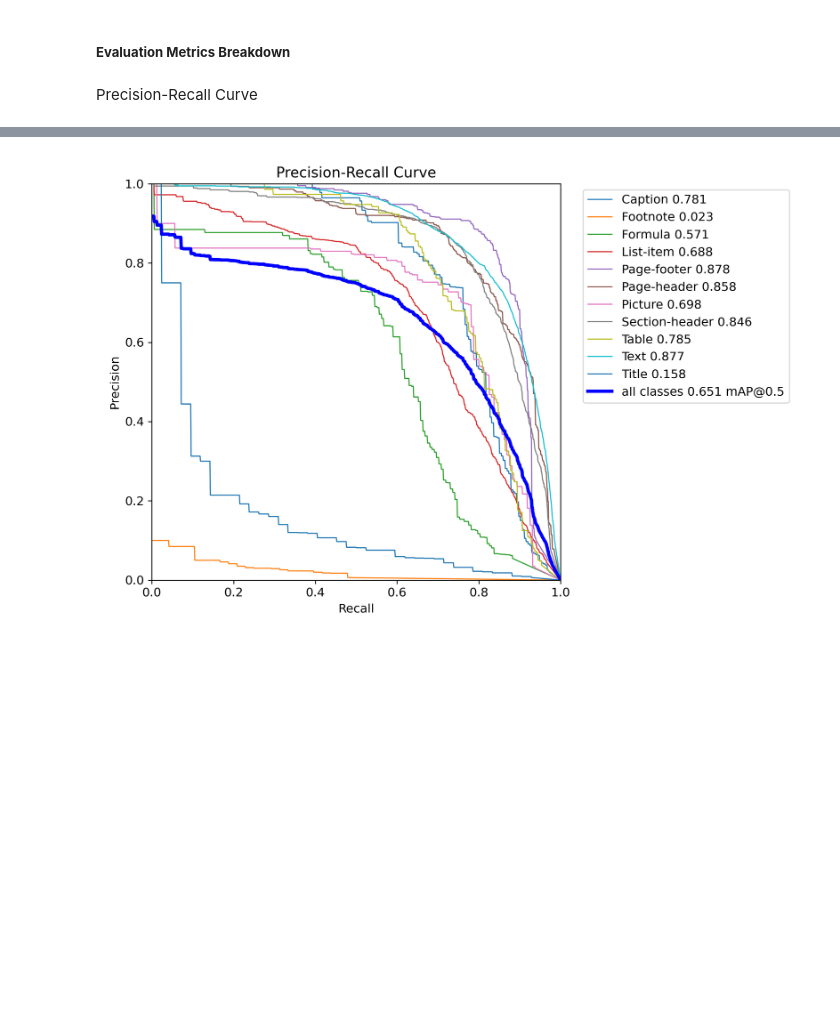
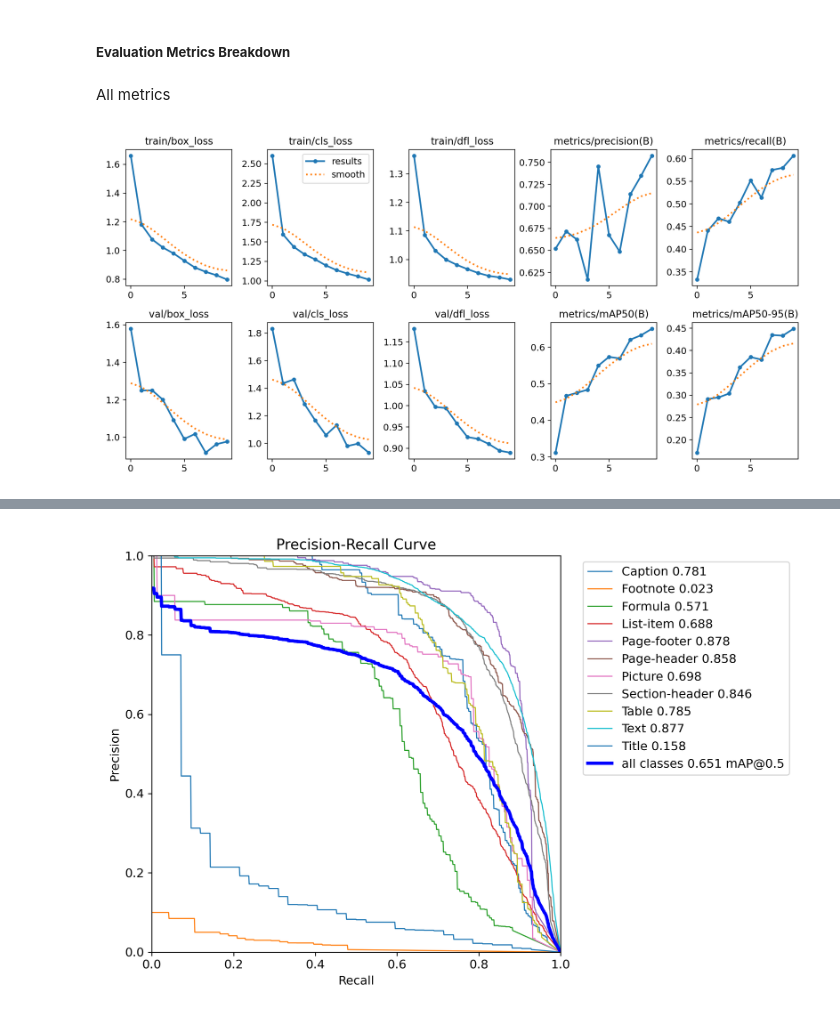
Before and after one commit to LynnHaDo/Document-Layout-Analysis, a Jupyter notebook: document_layout_analysis.ipynb, the cells around one changed output, grey strips where cells are left out. Drawn from its saved outputs; the diff is of its cells as text; code cells hidden in the pictures; blank space fills up the shorter version.

```diff
--- a/document_layout_analysis.ipynb
+++ b/document_layout_analysis.ipynb
@@ -270,5 +251,11 @@ Speed: 1.0ms preprocess, 5.4ms inference, 0.0ms loss, 3.2ms postprocess per imag
 Results saved to runs/detect/yolov8_eval
 # %% [markdown]
 ##### **Evaluation Metrics Breakdown**
-# %% [markdown]
-Precision-Recall Curve
+# %% [markdown]
+All metrics
+# %%
+from PIL import Image
+results = Image.open('runs/detect/train/results.png')
+results.show()
+# %% [output]
+[figure, added]
```
Also changed, not shown: parts of 11 cells of this notebook.
